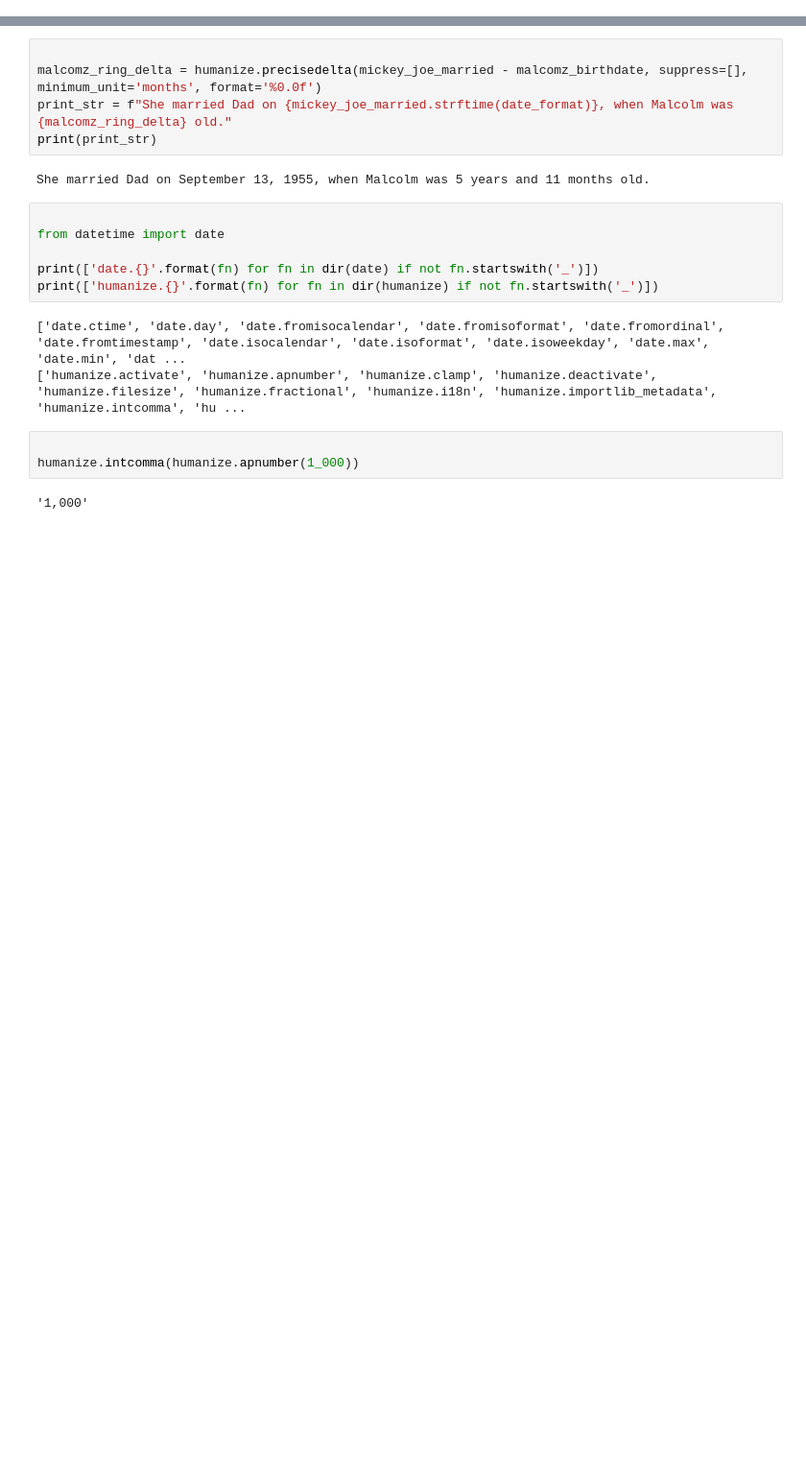
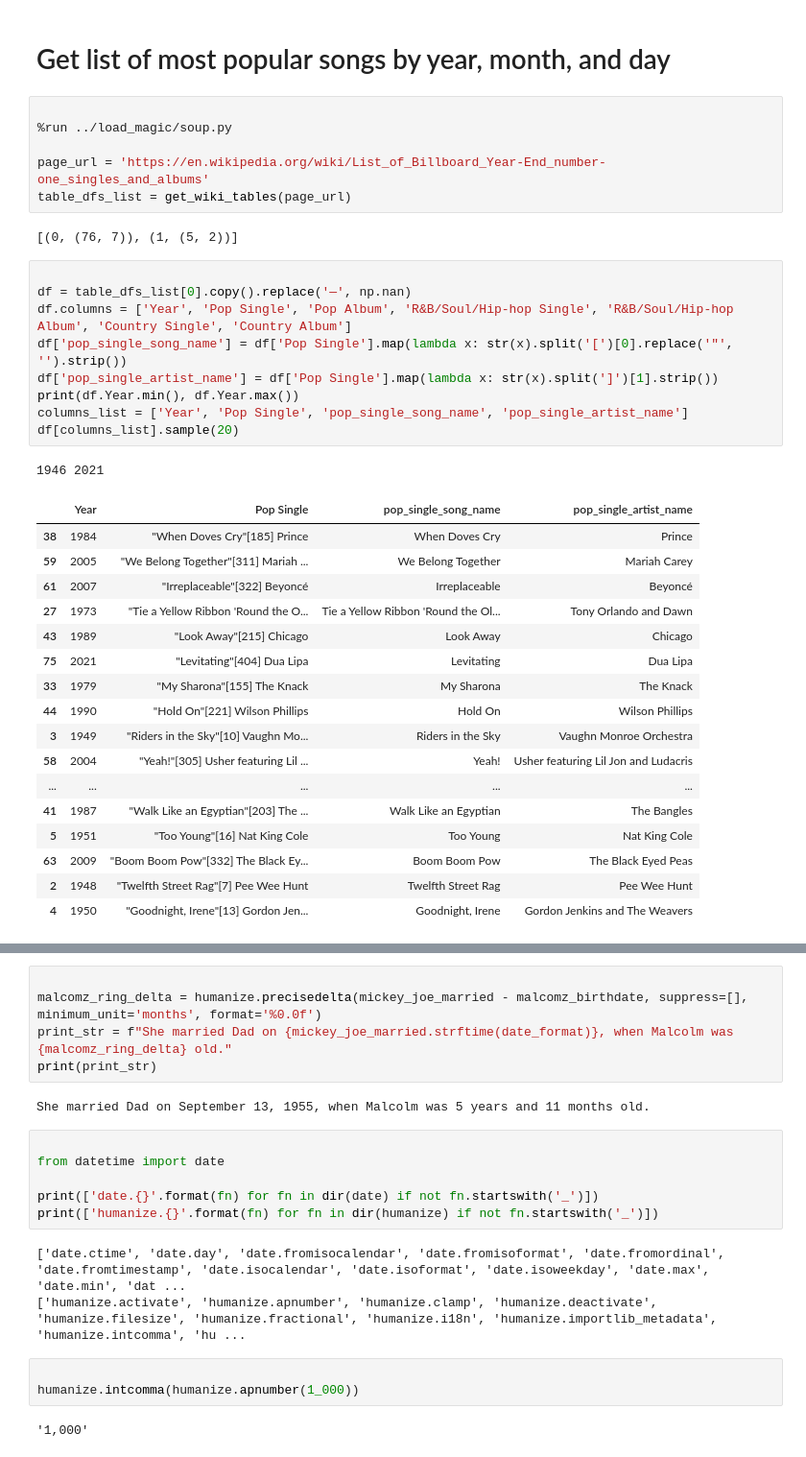
Before and after one commit to dbabbitt/notebooks, a Jupyter notebook: ipynb/How Long Has it Been.ipynb, the cells around one changed output, grey strips where cells are left out. Shown at 96% size. Drawn from its saved outputs; the diff is of its cells as text; blank space fills up the shorter version.

```diff
--- a/ipynb/How Long Has it Been.ipynb
+++ b/ipynb/How Long Has it Been.ipynb
@@ -0,0 +12,39 @@
+# %% [markdown]
+
+# Get list of most popular songs by year, month, and day
+# %%
+
+%run ../load_magic/soup.py
+
+page_url = 'https://en.wikipedia.org/wiki/List_of_Billboard_Year-End_number-one_singles_and_albums'
+table_dfs_list = get_wiki_tables(page_url)
+# %% [output]
+[(0, (76, 7)), (1, (5, 2))]
+# %%
+
+df = table_dfs_list[0].copy().replace('—', np.nan)
+df.columns = ['Year', 'Pop Single', 'Pop Album', 'R&B/Soul/Hip-hop Single', 'R&B/Soul/Hip-hop Album', 'Country Single', 'Country Album']
+df['pop_single_song_name'] = df['Pop Single'].map(lambda x: str(x).split('[')[0].replace('"', '').strip())
+df['pop_single_artist_name'] = df['Pop Single'].map(lambda x: str(x).split(']')[1].strip())
+print(df.Year.min(), df.Year.max())
+columns_list = ['Year', 'Pop Single', 'pop_single_song_name', 'pop_single_artist_name']
+df[columns_list].sample(20)
+# %% [output]
+1946 2021
+|  | Year | Pop Single | pop_single_song_name | pop_single_artist_name |
+| 38 | 1984 | "When Doves Cry"[185] Prince | When Doves Cry | Prince |
+| 59 | 2005 | "We Belong Together"[311] Mariah ... | We Belong Together | Mariah Carey |
+| 61 | 2007 | "Irreplaceable"[322] Beyoncé | Irreplaceable | Beyoncé |
+| 27 | 1973 | "Tie a Yellow Ribbon 'Round the O... | Tie a Yellow Ribbon 'Round the Ol... | Tony Orlando and Dawn |
+| 43 | 1989 | "Look Away"[215] Chicago | Look Away | Chicago |
+| 75 | 2021 | "Levitating"[404] Dua Lipa | Levitating | Dua Lipa |
+| 33 | 1979 | "My Sharona"[155] The Knack | My Sharona | The Knack |
+| 44 | 1990 | "Hold On"[221] Wilson Phillips | Hold On | Wilson Phillips |
+| 3 | 1949 | "Riders in the Sky"[10] Vaughn Mo... | Riders in the Sky | Vaughn Monroe Orchestra |
+| 58 | 2004 | "Yeah!"[305] Usher featuring Lil ... | Yeah! | Usher featuring Lil Jon and Ludacris |
+| ... | ... | ... | ... | ... |
+| 41 | 1987 | "Walk Like an Egyptian"[203] The ... | Walk Like an Egyptian | The Bangles |
+| 5 | 1951 | "Too Young"[16] Nat King Cole | Too Young | Nat King Cole |
+| 63 | 2009 | "Boom Boom Pow"[332] The Black Ey... | Boom Boom Pow | The Black Eyed Peas |
+| 2 | 1948 | "Twelfth Street Rag"[7] Pee Wee Hunt | Twelfth Street Rag | Pee Wee Hunt |
+| 4 | 1950 | "Goodnight, Irene"[13] Gordon Jen... | Goodnight, Irene | Gordon Jenkins and The Weavers |
```
Also changed, not shown: parts of 8 cells of this notebook, 18 other files.
